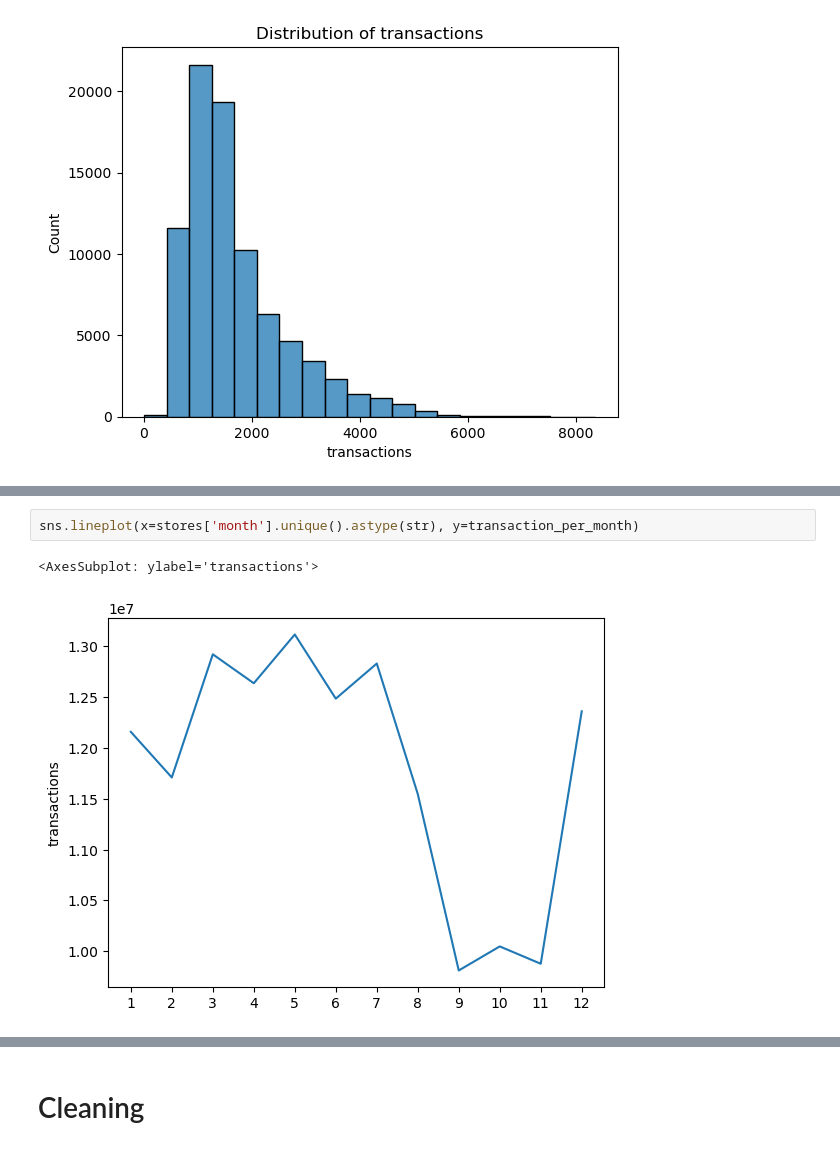
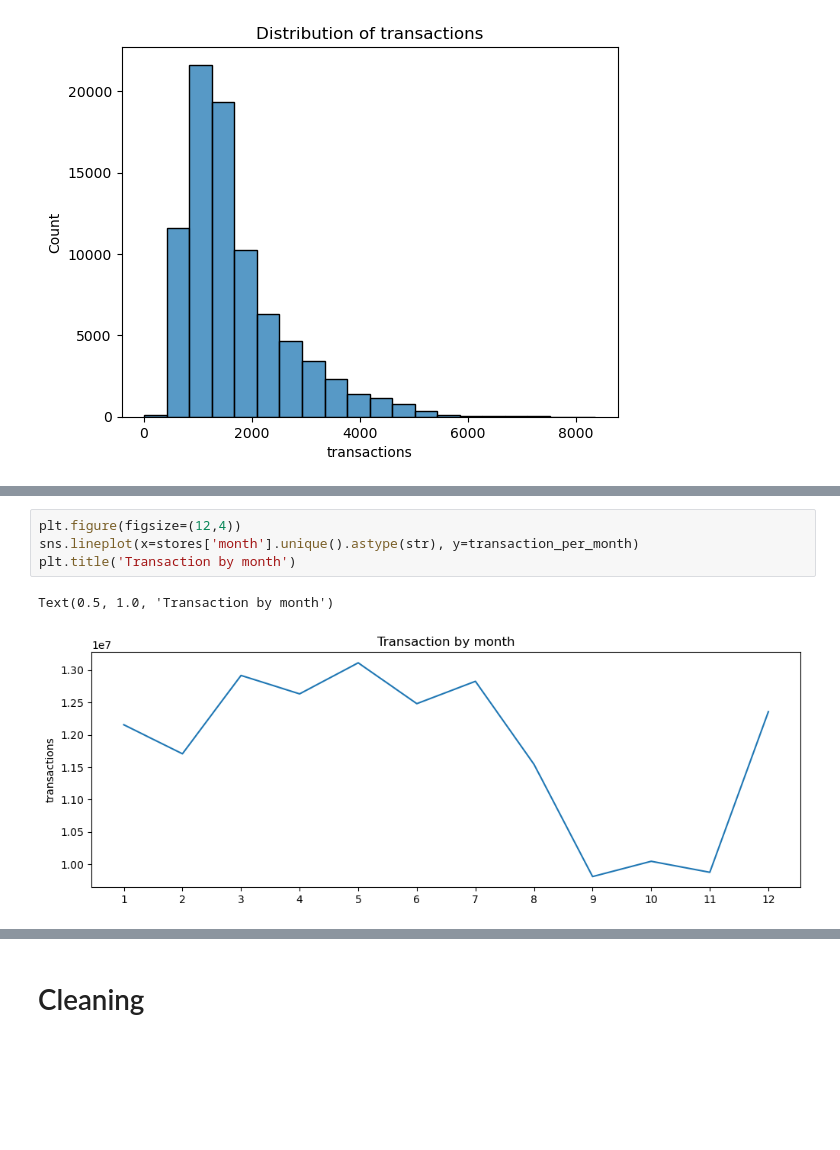
Before and after one commit to Amiromar1/DS-CHALLENGE, a Jupyter notebook: DS-1.ipynb, the cells around one changed output, grey strips where cells are left out. Drawn from its saved outputs; the diff is of its cells as text; blank space fills up the shorter version.

```diff
--- a/DS-1.ipynb
+++ b/DS-1.ipynb
@@ -129,5 +139,7 @@ sns.lineplot(x=stores['year'].unique().astype(str), y=transaction_per_year)
 # %%
+plt.figure(figsize=(12,4))
 sns.lineplot(x=stores['month'].unique().astype(str), y=transaction_per_month)
+plt.title('Transaction by month')
 # %% [output]
-<AxesSubplot: ylabel='transactions'>
+Text(0.5, 1.0, 'Transaction by month')
-[figure, old version]
+[figure, new version]
```
Also changed, not shown: parts of 14 cells of this notebook, 3 other files.
